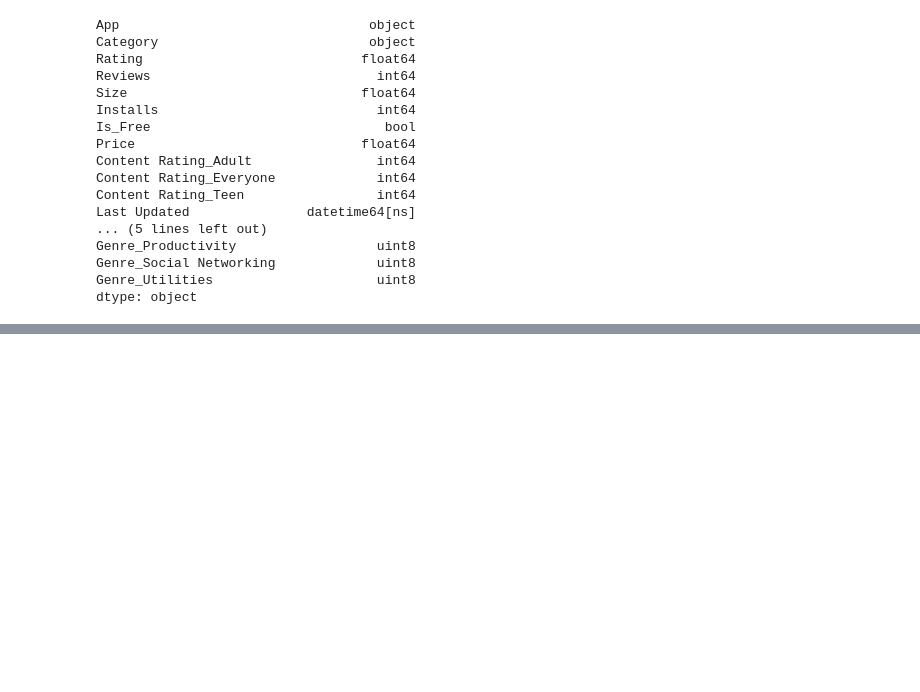
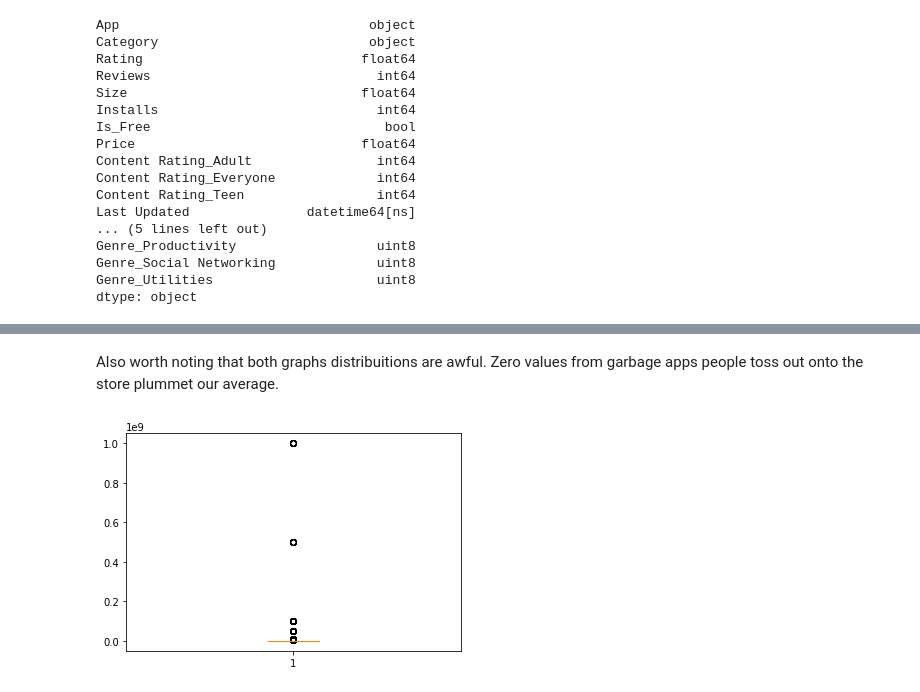
Before and after one commit to clabbott/app-data-analysis, a Jupyter notebook: FPT/Final_Proj_Tutorial.ipynb, the cells around one changed output, grey strips where cells are left out. Cells and saved outputs as stored; diff of their text form; code cells hidden in the pictures; blank space fills up the shorter version.

```diff
--- a/FPT/Final_Proj_Tutorial.ipynb
+++ b/FPT/Final_Proj_Tutorial.ipynb
@@ -269,0 +350,6 @@ dtype: object
+# %% [markdown]
+Also worth noting that both graphs distribuitions are awful. Zero values from garbage apps people toss out onto the store plummet our average.
+# %%
+plt.boxplot(df["Installs"]);
+# %% [output]
+[figure, added]
```
Also changed, not shown: parts of 19 cells of this notebook, 1 other file.
